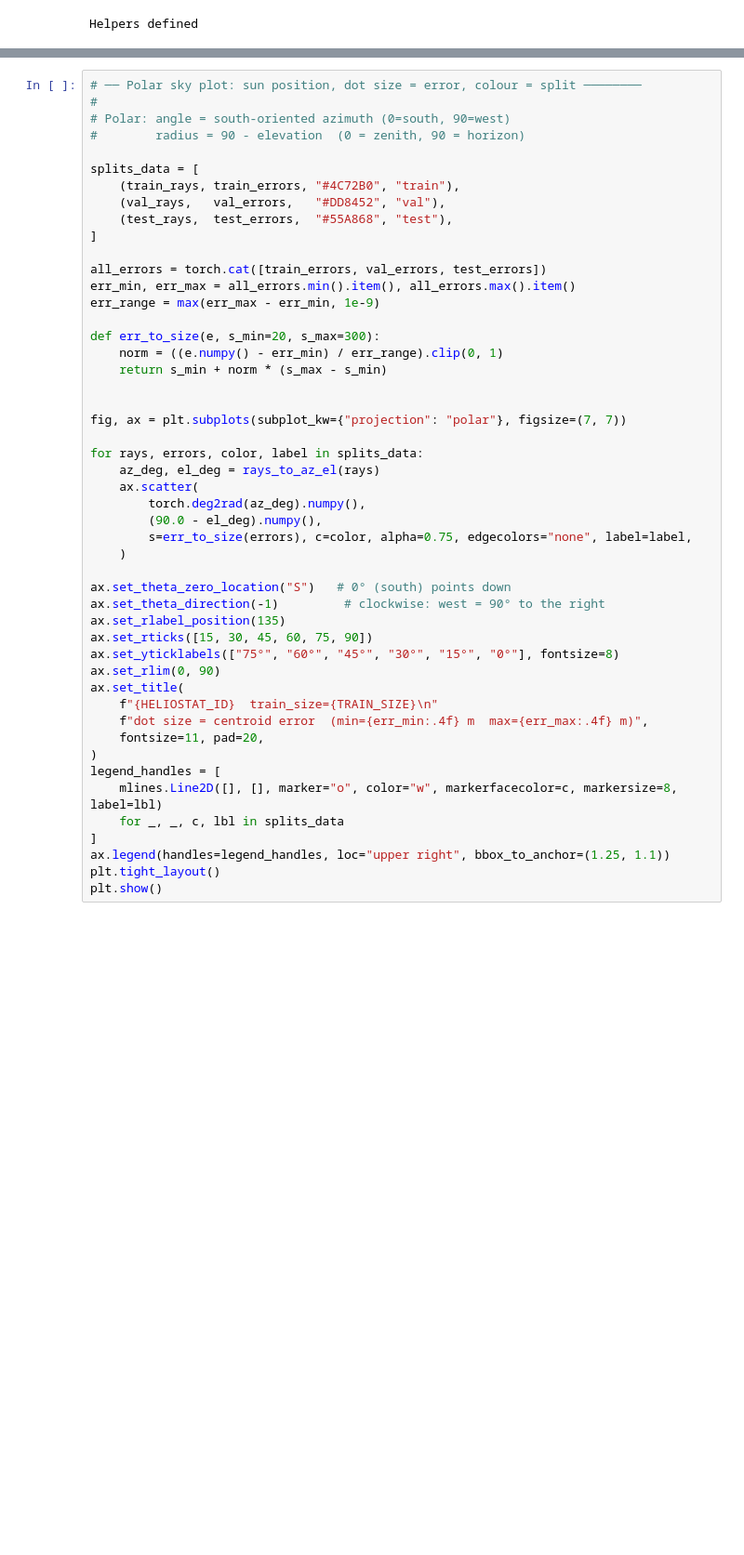
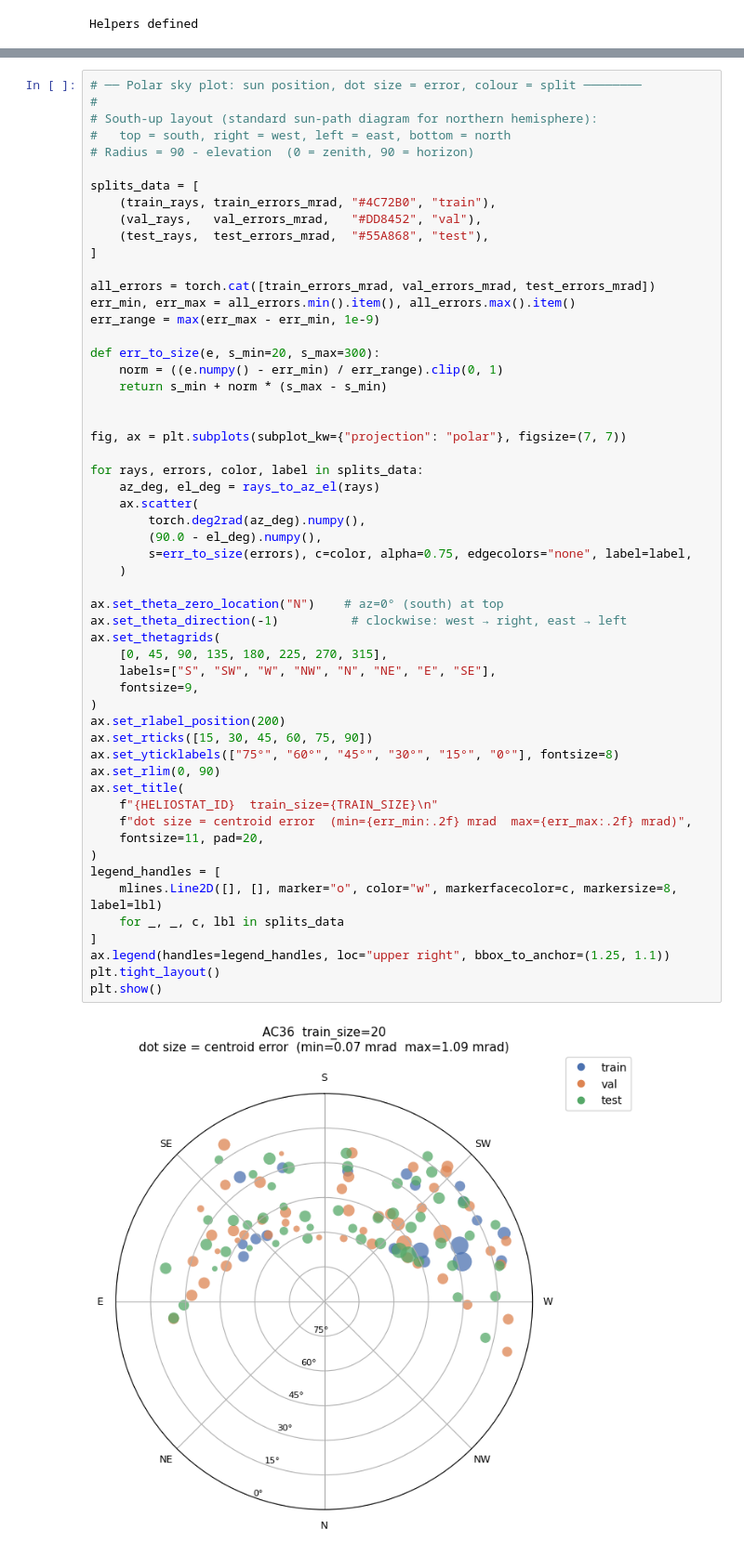
Before and after one commit to AlexxGrigore/master-thesis, a Jupyter notebook: src/perturbation_visualizer/training_evaluator.ipynb, the cells around one changed output, grey strips where cells are left out. Shown at 93% size. Cells and saved outputs as stored; diff of their text form; blank space fills up the shorter version.

```diff
--- a/src/perturbation_visualizer/training_evaluator.ipynb
+++ b/src/perturbation_visualizer/training_evaluator.ipynb
@@ -239,49 +283,57 @@ print(f"Test  error — mean: {test_errors.mean():.4f} m  median: {test_errors.m
 # %%
 # ── Polar sky plot: sun position, dot size = error, colour = split ────────
 #
-# Polar: angle = south-oriented azimuth (0=south, 90=west)
-#        radius = 90 - elevation  (0 = zenith, 90 = horizon)
+# South-up layout (standard sun-path diagram for northern hemisphere):
+#   top = south, right = west, left = east, bottom = north
+# Radius = 90 - elevation  (0 = zenith, 90 = horizon)
 
 splits_data = [
-    (train_rays, train_errors, "#4C72B0", "train"),
-    (val_rays,   val_errors,   "#DD8452", "val"),
-    (test_rays,  test_errors,  "#55A868", "test"),
+    (train_rays, train_errors_mrad, "#4C72B0", "train"),
+    (val_rays,   val_errors_mrad,   "#DD8452", "val"),
+    (test_rays,  test_errors_mrad,  "#55A868", "test"),
 ]
 
-all_errors = torch.cat([train_errors, val_errors, test_errors])
+all_errors = torch.cat([train_errors_mrad, val_errors_mrad, test_errors_mrad])
 err_min, err_max = all_errors.min().item(), all_errors.max().item()
 err_range = max(err_max - err_min, 1e-9)
 
 def err_to_size(e, s_min=20, s_max=300):
     norm = ((e.numpy() - err_min) / err_range).clip(0, 1)
     return s_min + norm * (s_max - s_min)
 
 
 fig, ax = plt.subplots(subplot_kw={"projection": "polar"}, figsize=(7, 7))
 
 for rays, errors, color, label in splits_data:
     az_deg, el_deg = rays_to_az_el(rays)
     ax.scatter(
         torch.deg2rad(az_deg).numpy(),
         (90.0 - el_deg).numpy(),
         s=err_to_size(errors), c=color, alpha=0.75, edgecolors="none", label=label,
     )
 
-ax.set_theta_zero_location("S")   # 0° (south) points down
-ax.set_theta_direction(-1)         # clockwise: west = 90° to the right
-ax.set_rlabel_position(135)
+ax.set_theta_zero_location("N")    # az=0° (south) at top
+ax.set_theta_direction(-1)          # clockwise: west → right, east → left
+ax.set_thetagrids(
+    [0, 45, 90, 135, 180, 225, 270, 315],
+    labels=["S", "SW", "W", "NW", "N", "NE", "E", "SE"],
+    fontsize=9,
+)
+ax.set_rlabel_position(200)
 ax.set_rticks([15, 30, 45, 60, 75, 90])
 ax.set_yticklabels(["75°", "60°", "45°", "30°", "15°", "0°"], fontsize=8)
 ax.set_rlim(0, 90)
 ax.set_title(
     f"{HELIOSTAT_ID}  train_size={TRAIN_SIZE}\n"
-    f"dot size = centroid error  (min={err_min:.4f} m  max={err_max:.4f} m)",
+    f"dot size = centroid error  (min={err_min:.2f} mrad  max={err_max:.2f} mrad)",
     fontsize=11, pad=20,
 )
 legend_handles = [
     mlines.Line2D([], [], marker="o", color="w", markerfacecolor=c, markersize=8, label=lbl)
     for _, _, c, lbl in splits_data
 ]
 ax.legend(handles=legend_handles, loc="upper right", bbox_to_anchor=(1.25, 1.1))
 plt.tight_layout()
 plt.show()
+# %% [output]
+[figure, added]
```
Also changed, not shown: parts of 5 cells of this notebook, 6 other files.
